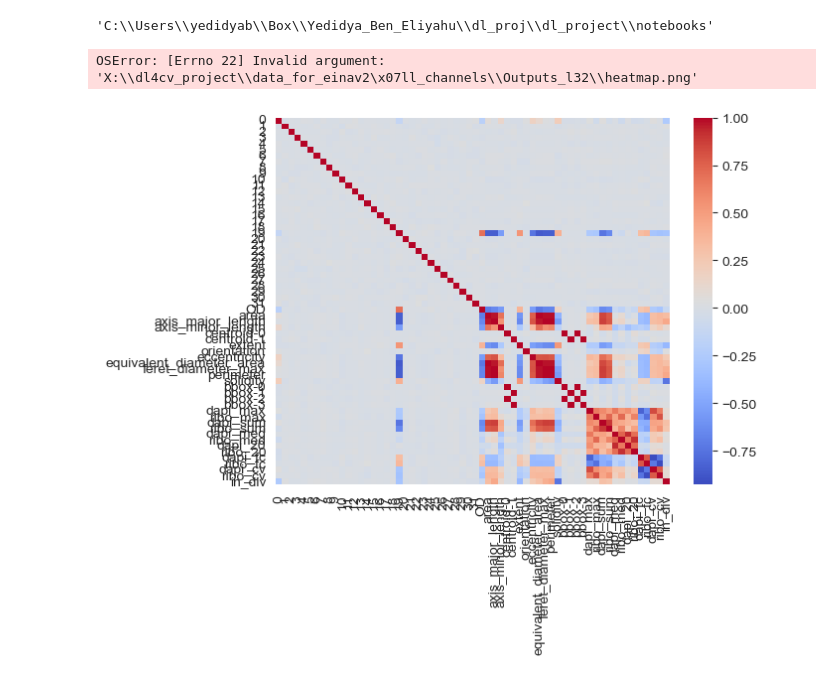
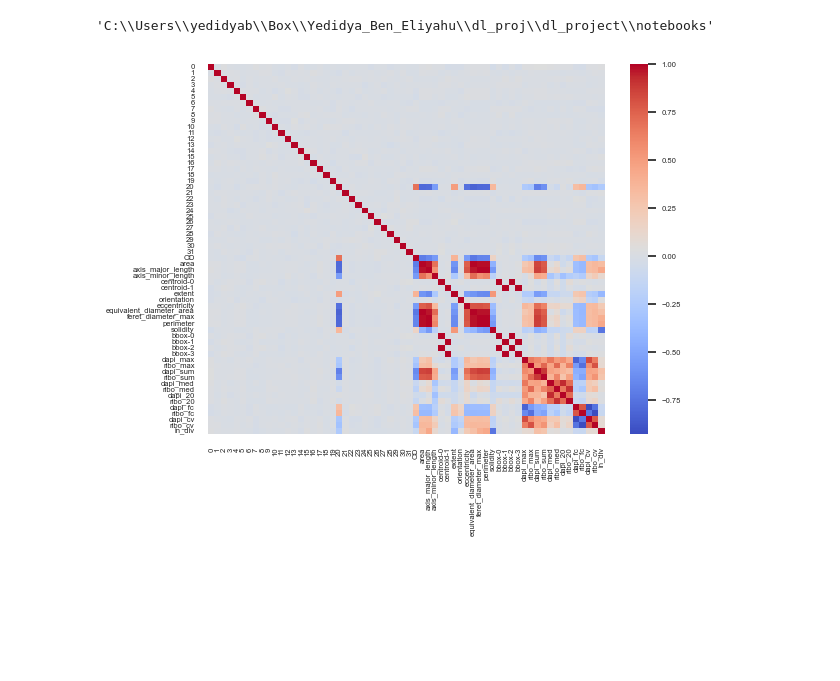
Before and after one commit to Yedidya-be/dl_project, a Jupyter notebook: notebooks/test_data_analyze.ipynb, the cells around one changed output. Cells and saved outputs as stored; diff of their text form; code cells hidden in the pictures; blank space fills up the shorter version.

```diff
--- a/notebooks/test_data_analyze.ipynb
+++ b/notebooks/test_data_analyze.ipynb
@@ -10,10 +10,10 @@ import umap
 df_path = r'X:\yedidyab\dl_project\test_data\temp_files\props_df\*'
 cell_by_OD_path = r'X:\yedidyab\dl_project\test_data\merged_cell_by_OD.raw.txt'
 # encoding_file_path = r'X:\dl4cv_project\data_for_einav\Outputs\encodings.csv'
-encoding_file_path = r'X:\dl4cv_project\data_for_einav2\all_channels\Outputs_l32\encodings.csv'
+encoding_file_path = r'X:\dl4cv_project\rotate_single_cell\Outputs_32\encodings.csv'
 dim = 32
 # filenames_path = r'X:\dl4cv_project\data_for_einav\Outputs\filenames.csv'
-filenames_path = r'X:\dl4cv_project\data_for_einav2\all_channels\Outputs_l32\filenames.csv'
+filenames_path = r'X:\dl4cv_project\rotate_single_cell\Outputs_32\filenames.csv'
 # %%
 # concatenate df_prop files
 dfs = []
@@ -135,8 +135,9 @@ os.getcwd()
 'C:\\Users\\yedidyab\\Box\\Yedidya_Ben_Eliyahu\\dl_proj\\dl_project\\notebooks'
 # %%
 sns.heatmap(correlation, annot=False, cmap='coolwarm', xticklabels=True, yticklabels=True)
-plt.savefig('heatmap.png')
+sns.set(font_scale = .5)
+
+plt.savefig('heatmap.png', dpi=900)
 # %% [output]
-OSError: [Errno 22] Invalid argument: 'X:\\dl4cv_project\\data_for_einav2\x07ll_channels\\Outputs_l32\\heatmap.png'
-[figure, old version]
+[figure, new version]
 # %%
```
Also changed, not shown: parts of 14 cells of this notebook, 2 other files.
